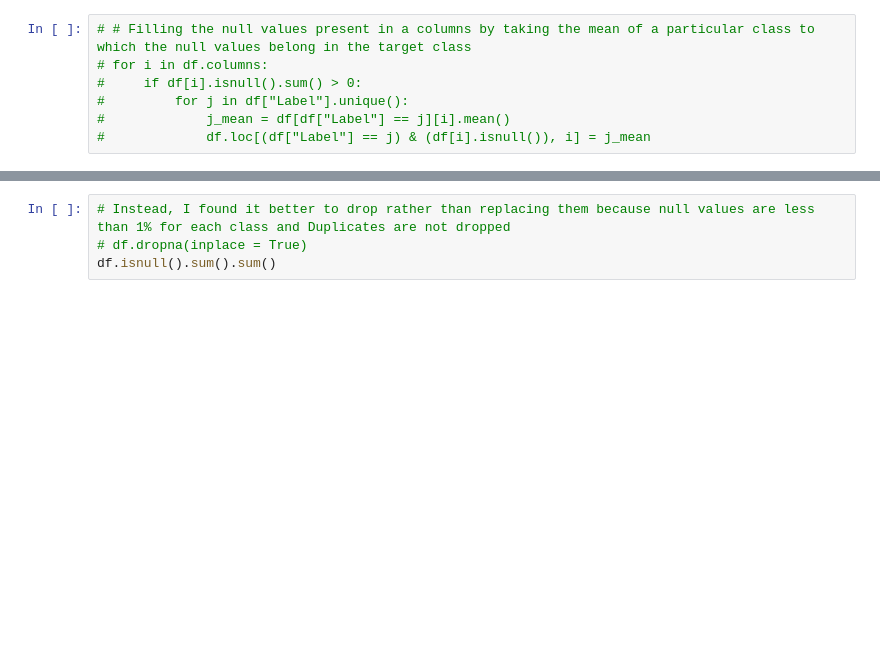
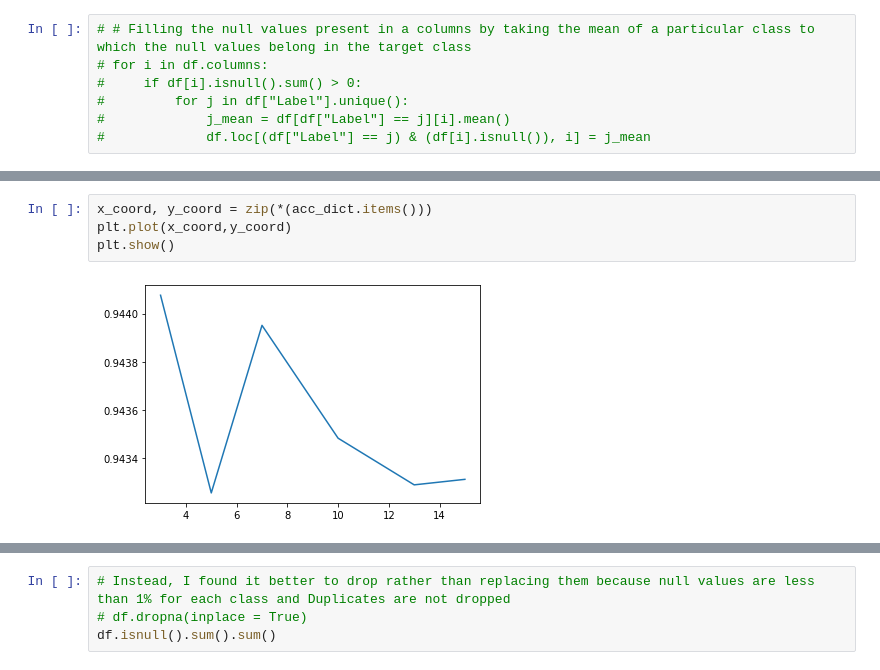
Before and after one commit to NotManigandan/Anomaly-Detection-On-Encrypted-Traffic, a Jupyter notebook: Preprocessing.ipynb, the cells around one changed output, grey strips where cells are left out. Cells and saved outputs as stored; diff of their text form; blank space fills up the shorter version.

```diff
--- a/Preprocessing.ipynb
+++ b/Preprocessing.ipynb
@@ -249,0 +273,6 @@ df.columns = columns
+# %%
+x_coord, y_coord = zip(*(acc_dict.items()))
+plt.plot(x_coord,y_coord)
+plt.show()
+# %% [output]
+[figure, added]
```
Also changed, not shown: parts of 53 cells of this notebook.
